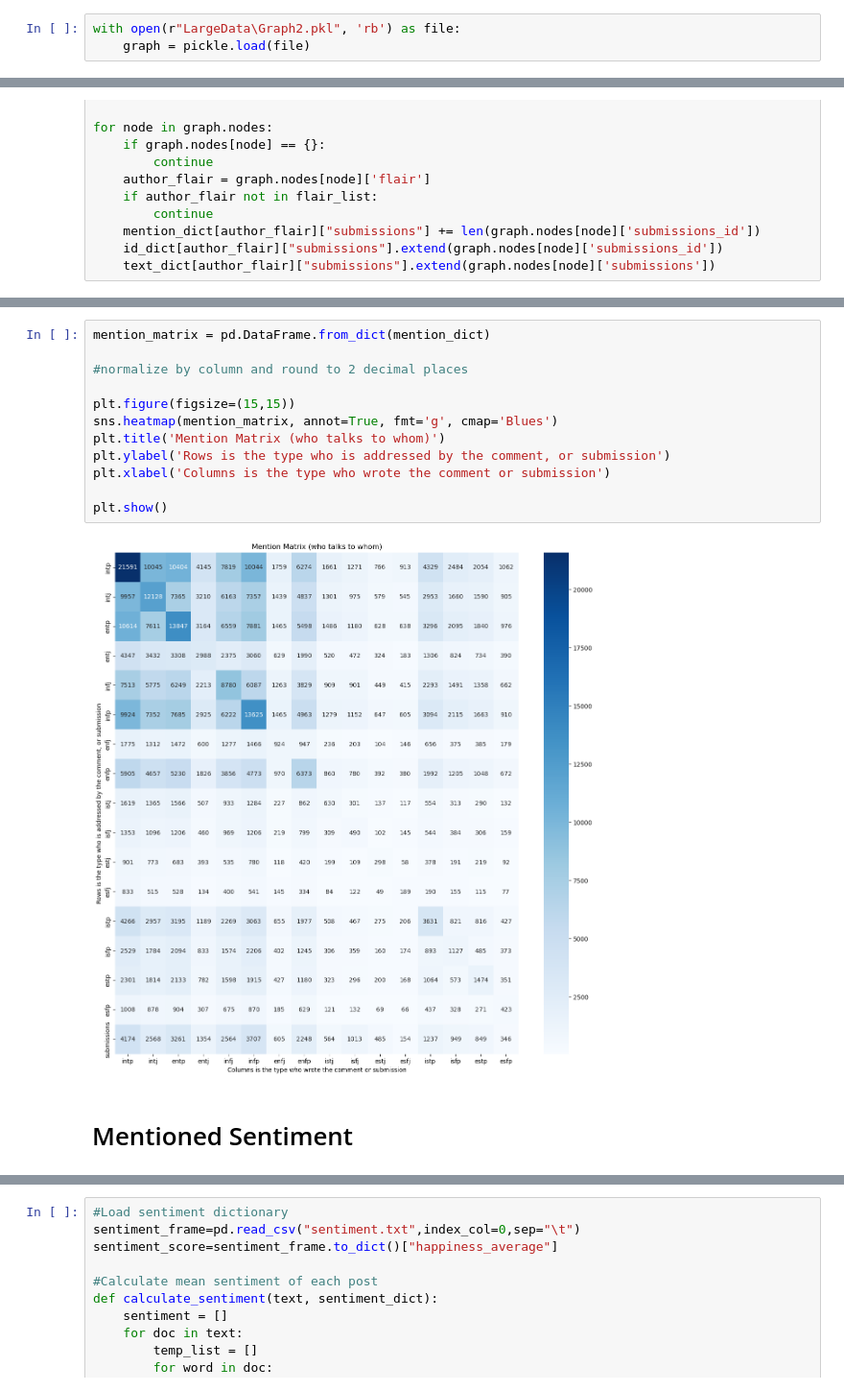
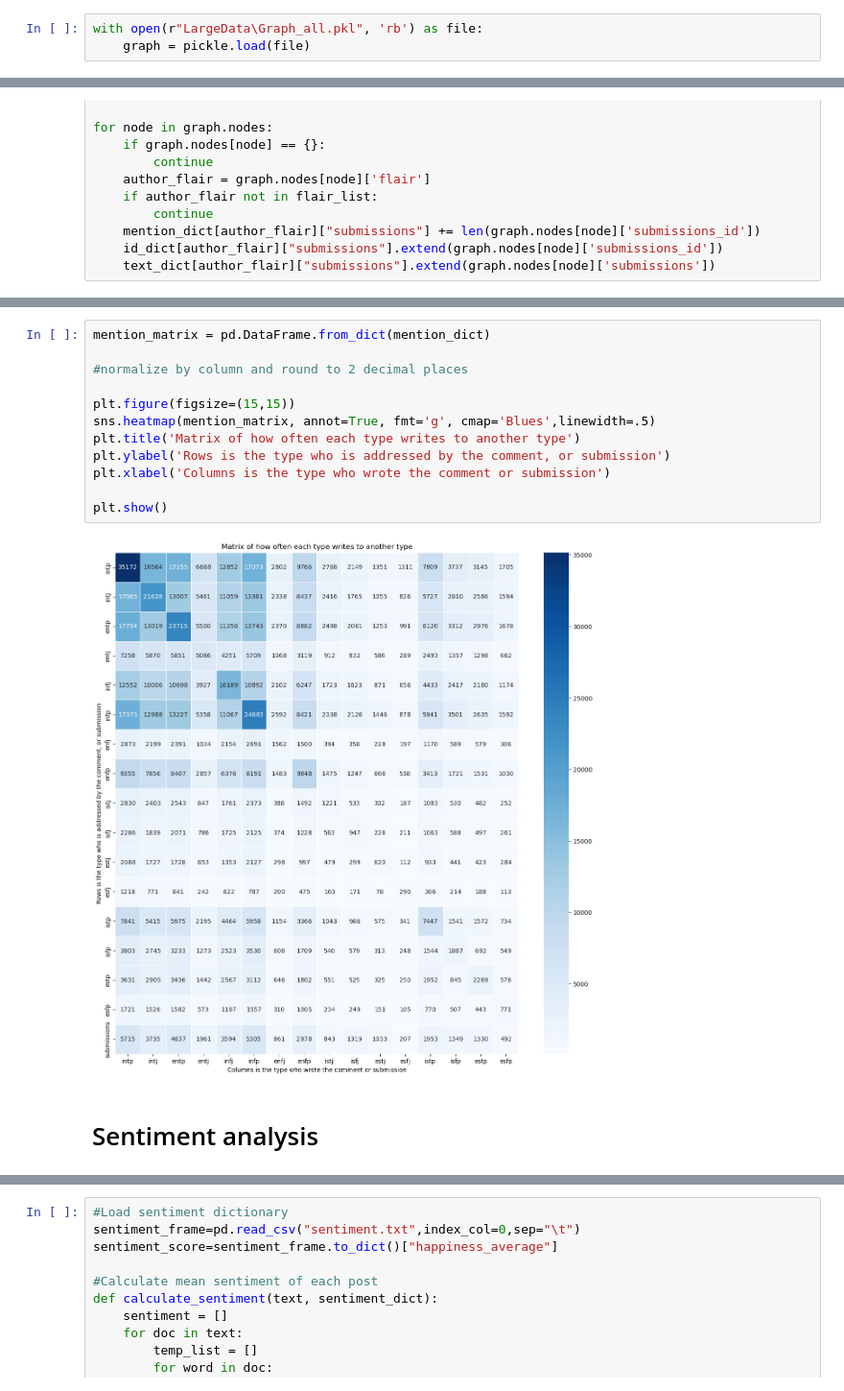
Before and after one commit to luchsonice/MBTI, a Jupyter notebook: 4_text_anlysis_graph.ipynb, the cells around one changed output, grey strips where cells are left out. Shown at 96% size. Cells and saved outputs as stored; diff of their text form.

```diff
--- a/4_text_anlysis_graph.ipynb
+++ b/4_text_anlysis_graph.ipynb
@@ -23,5 +24,5 @@ from scipy.stats import ttest_ind
 # %%
-with open(r"LargeData\Graph2.pkl", 'rb') as file:
+with open(r"LargeData\Graph_all.pkl", 'rb') as file:
     graph = pickle.load(file)
 # %%
 
@@ -108,16 +109,16 @@ plt.show()
 # %%
 mention_matrix = pd.DataFrame.from_dict(mention_dict)
 
 #normalize by column and round to 2 decimal places
 
 plt.figure(figsize=(15,15))
-sns.heatmap(mention_matrix, annot=True, fmt='g', cmap='Blues')
-plt.title('Mention Matrix (who talks to whom)')
+sns.heatmap(mention_matrix, annot=True, fmt='g', cmap='Blues',linewidth=.5)
+plt.title('Matrix of how often each type writes to another type')
 plt.ylabel('Rows is the type who is addressed by the comment, or submission')
 plt.xlabel('Columns is the type who wrote the comment or submission')
 
 plt.show()
 # %% [output]
-[figure, old version]
+[figure, new version]
 # %% [markdown]
-# Mentioned Sentiment
+# Sentiment analysis
```
Also changed, not shown: parts of 27 cells of this notebook, 7 other files.
